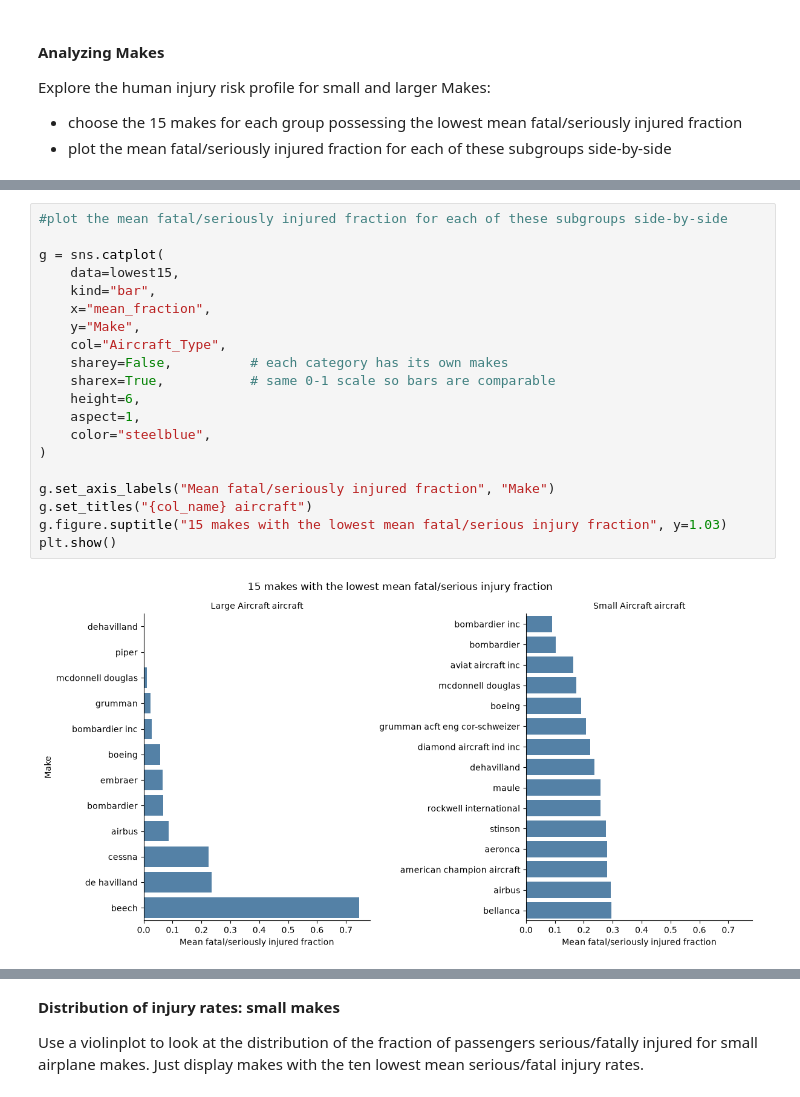
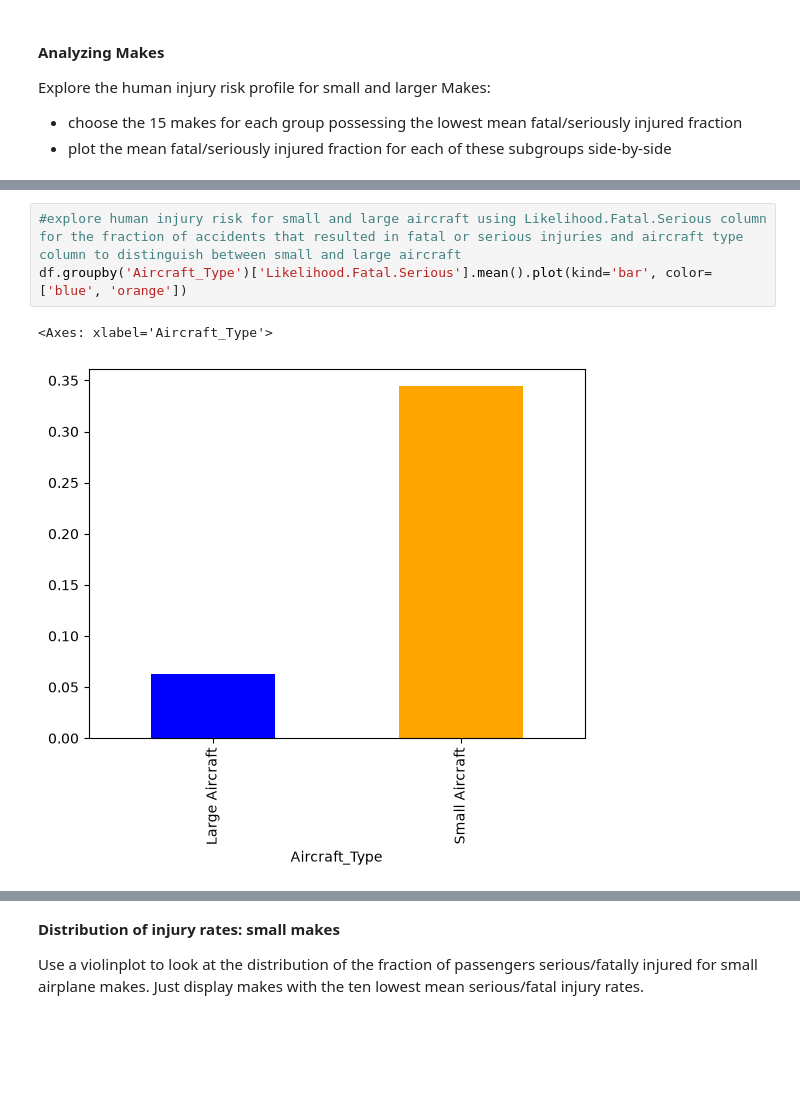
Before and after one commit to markelly2453-design/dsc-course0-m8-lab, a Jupyter notebook: Aviation_Accidents_Data_Analysis.ipynb, the cells around one changed output, grey strips where cells are left out. Drawn from its saved outputs; the diff is of its cells as text; blank space fills up the shorter version.

```diff
--- a/Aviation_Accidents_Data_Analysis.ipynb
+++ b/Aviation_Accidents_Data_Analysis.ipynb
@@ -87,22 +82,6 @@ print(lowest15)
-# %%
-#plot the mean fatal/seriously injured fraction for each of these subgroups side-by-side
-
-g = sns.catplot(
-    data=lowest15,
-    kind="bar",
-    x="mean_fraction",
-    y="Make",
-    col="Aircraft_Type",
-    sharey=False,          # each category has its own makes
-    sharex=True,           # same 0-1 scale so bars are comparable
-    height=6,
-    aspect=1,
-    color="steelblue",
-)
-
-g.set_axis_labels("Mean fatal/seriously injured fraction", "Make")
-g.set_titles("{col_name} aircraft")
-g.figure.suptitle("15 makes with the lowest mean fatal/serious injury fraction", y=1.03)
-plt.show()
-# %% [output]
-[figure, removed]
+# %%
+#explore human injury risk for small and large aircraft using Likelihood.Fatal.Serious column for the fraction of accidents that resulted in fatal or serious injuries and aircraft type column to distinguish between small and large aircraft
+df.groupby('Aircraft_Type')['Likelihood.Fatal.Serious'].mean().plot(kind='bar', color=['blue', 'orange'])
+# %% [output]
+<Axes: xlabel='Aircraft_Type'>
+[figure, added]
```
Also changed, not shown: parts of 12 cells of this notebook, 1 other file.
